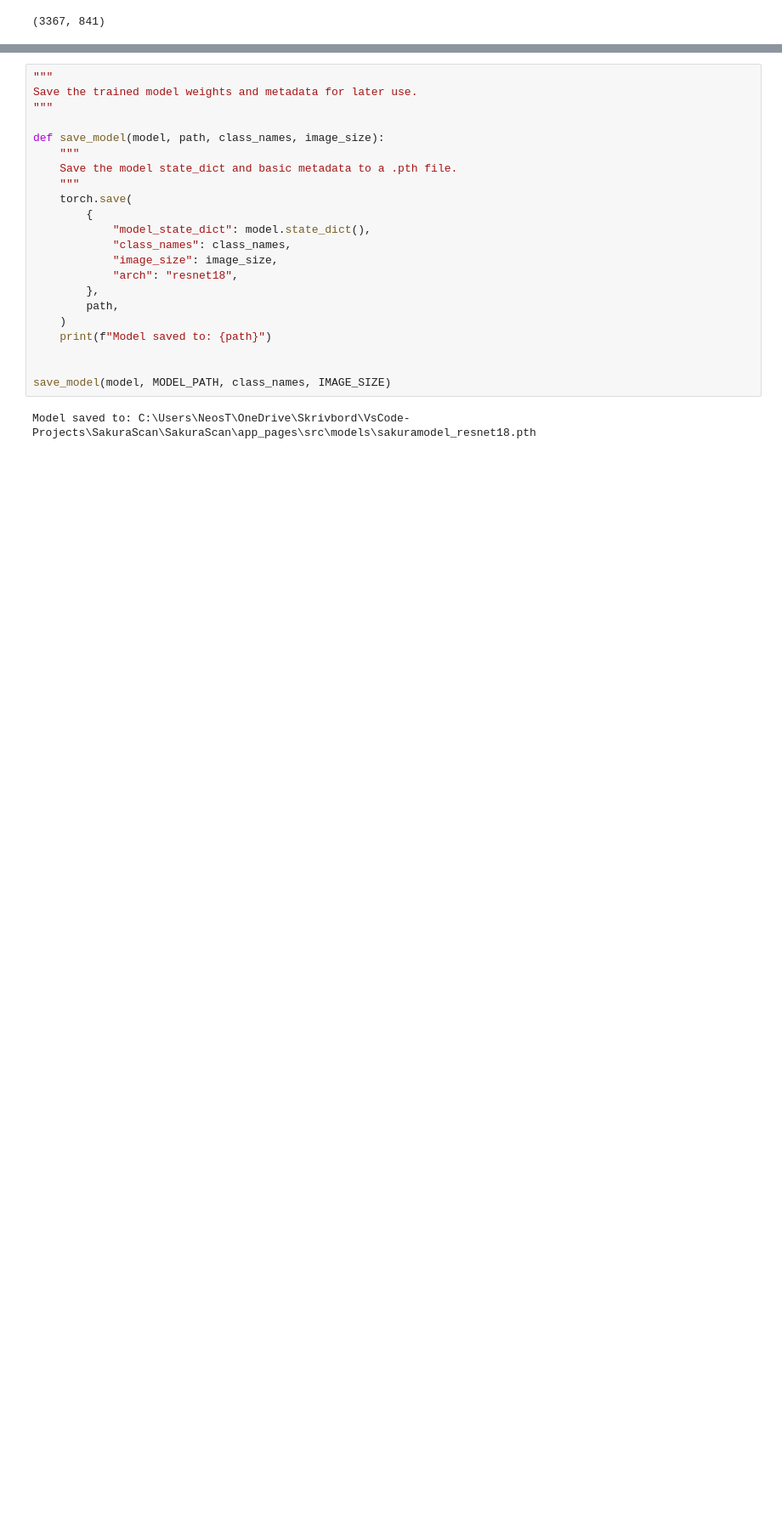
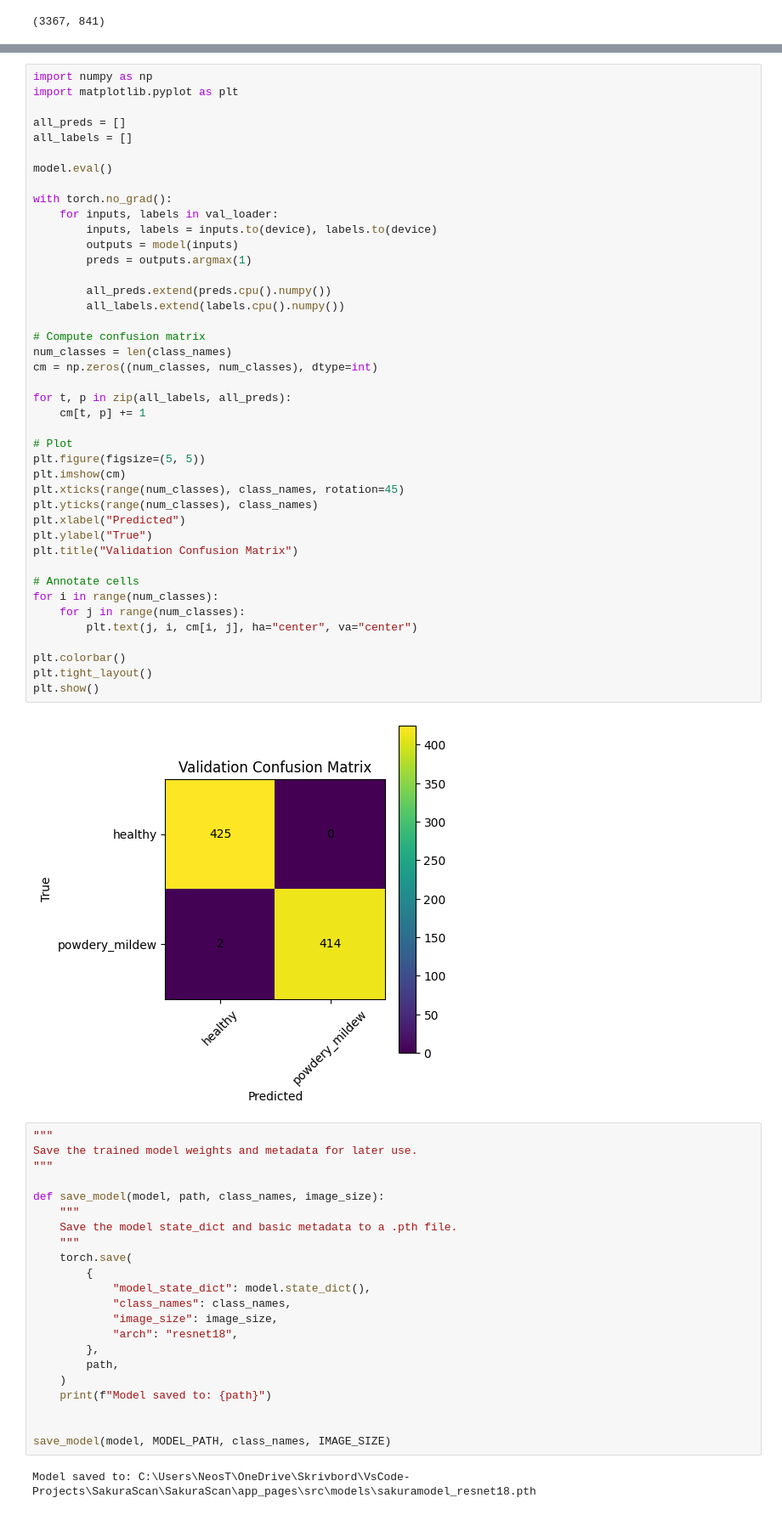
Before and after one commit to LadyNeowen/SakuraScan, a Jupyter notebook: notebooks/2_Modelling_PyTorch.ipynb, the cells around one changed output, grey strips where cells are left out. Shown at 85% size. Cells and saved outputs as stored; diff of their text form; blank space fills up the shorter version.

```diff
--- a/notebooks/2_Modelling_PyTorch.ipynb
+++ b/notebooks/2_Modelling_PyTorch.ipynb
@@ -242,3 +269,47 @@ for epoch in range(NUM_EPOCHS):
+# %%
+import numpy as np
+import matplotlib.pyplot as plt
+
+all_preds = []
+all_labels = []
+
+model.eval()
+
+with torch.no_grad():
+    for inputs, labels in val_loader:
+        inputs, labels = inputs.to(device), labels.to(device)
+        outputs = model(inputs)
+        preds = outputs.argmax(1)
+
+        all_preds.extend(preds.cpu().numpy())
+        all_labels.extend(labels.cpu().numpy())
+
+# Compute confusion matrix
+num_classes = len(class_names)
+cm = np.zeros((num_classes, num_classes), dtype=int)
+
+for t, p in zip(all_labels, all_preds):
+    cm[t, p] += 1
+
+# Plot
+plt.figure(figsize=(5, 5))
+plt.imshow(cm)
+plt.xticks(range(num_classes), class_names, rotation=45)
+plt.yticks(range(num_classes), class_names)
+plt.xlabel("Predicted")
+plt.ylabel("True")
+plt.title("Validation Confusion Matrix")
+
+# Annotate cells
+for i in range(num_classes):
+    for j in range(num_classes):
+        plt.text(j, i, cm[i, j], ha="center", va="center")
+
+plt.colorbar()
+plt.tight_layout()
+plt.show()
+# %% [output]
+[figure, added]
 # %%
 """
 Save the trained model weights and metadata for later use.
```
Also changed, not shown: parts of 3 cells of this notebook, 5 other files.
